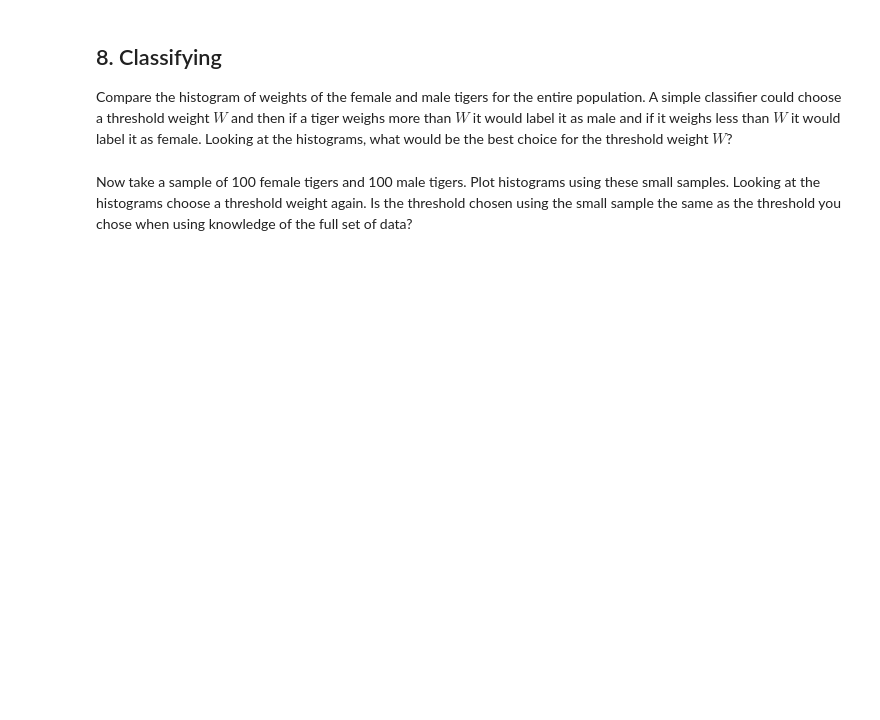
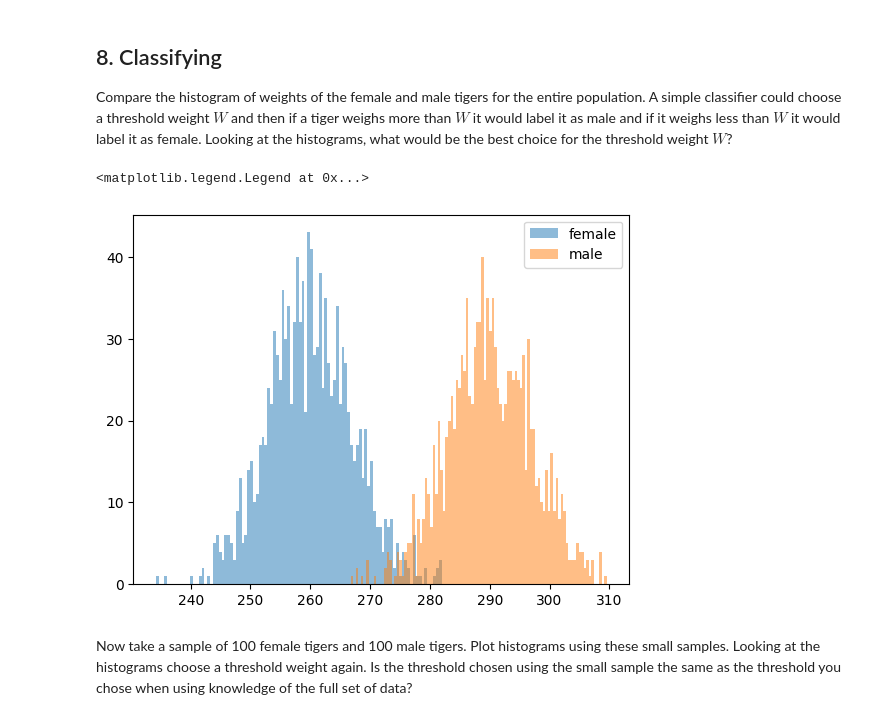
Before and after one commit to AsherYangg/COM2004-3004-Data-Driven-Computing, a Jupyter notebook: week 2/Lab/3_understanding_sampling.ipynb, the cells around one changed output. Drawn from its saved outputs; the diff is of its cells as text; code cells hidden in the pictures; blank space fills up the shorter version.

```diff
--- a/week 2/Lab/3_understanding_sampling.ipynb
+++ b/week 2/Lab/3_understanding_sampling.ipynb
@@ -175,6 +255,12 @@ Note how the distribution of the estimates (i.e., the shape of the histograms) c
 Compare the histogram of weights of the female and male tigers for the entire population. A simple classifier could choose a threshold weight $W$ and then if a tiger weighs more than $W$ it would label it as male and if it weighs less than $W$ it would label it as female. Looking at the histograms, what would be the best choice for the threshold weight $W$?
 # %%
 # Write your solution here
+plt.hist(female_tigers[:, 0], 100, alpha=0.5, label="female")
+plt.hist(male_tigers[:, 0], 100, alpha=0.5, label="male")
+plt.legend(loc="upper right")
+# %% [output]
+<matplotlib.legend.Legend at 0x...>
+[figure, added]
 # %% [markdown]
 Now take a sample of 100 female tigers and 100 male tigers. Plot histograms using these small samples. Looking at the histograms choose a threshold weight again. Is the threshold chosen using the small sample the same as the threshold you chose when using knowledge of the full set of data?
 # %%
```
Also changed, not shown: parts of 23 cells of this notebook, 7 other files.
